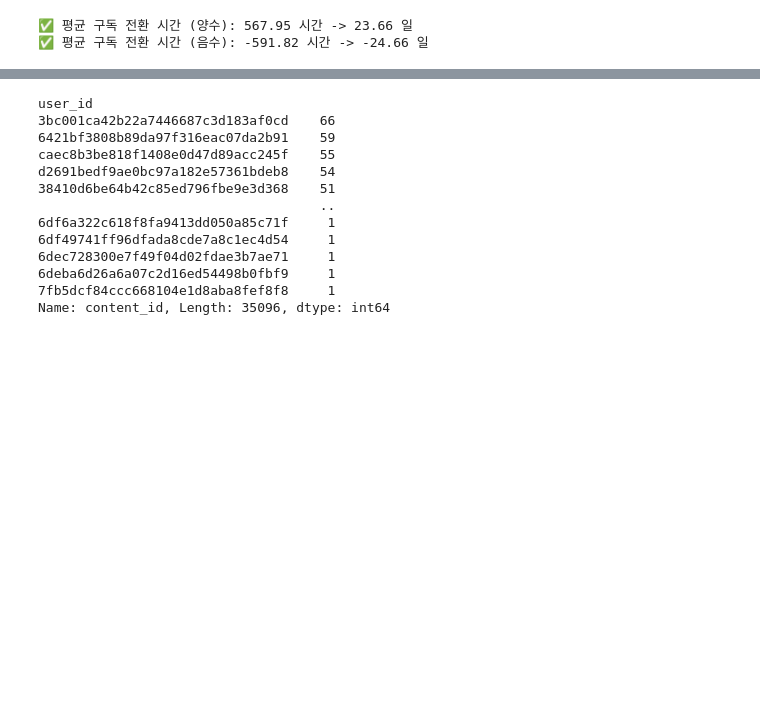
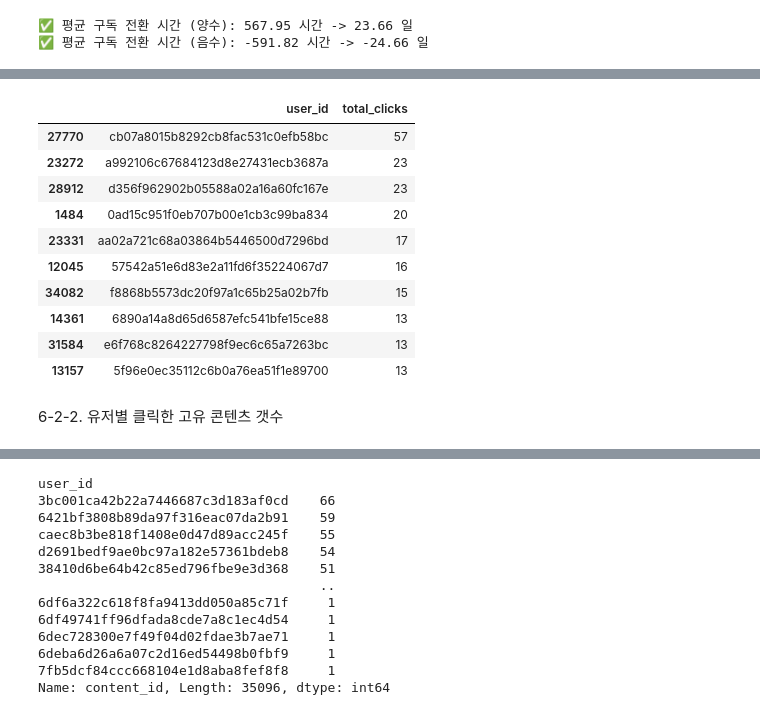
Before and after one commit to saeraniren/intermediate_project, a Jupyter notebook: haein_eda_Q3.ipynb, the cells around one changed output, grey strips where cells are left out. Cells and saved outputs as stored; diff of their text form; code cells hidden in the pictures; blank space fills up the shorter version.

```diff
--- a/haein_eda_Q3.ipynb
+++ b/haein_eda_Q3.ipynb
@@ -1489,0 +861,12 @@ display(difficulty_counts)
+# %%
+# NaN인 user_id 제거
+merged_df = merged_df.dropna(subset=['user_id'])
+
+# 콘텐츠별 리뷰 클릭 횟수 계산 (content_id 기준)
+click_count = merged_df.groupby('content_id')['click_review_time'].count().reset_index(name='click_count')
+
+# merged_df에 click_count 병합 (콘텐츠별 리뷰 클릭 수 추가)
+merged_df = merged_df.merge(click_count, on='content_id', how='left')
+
+# 병합 결과 확인
+print(merged_df[['content_id', 'click_review_time', 'click_count']].head())
@@ -1489,0 +917,22 @@ display(difficulty_counts)
+# %%
+# 유저별 총 리뷰 클릭 횟수 (중복 포함)
+user_total_clicks = merged_df.groupby('user_id')['click_review_time'].count().reset_index(name='total_clicks')
+
+# 유저별 총 리뷰 클릭 횟수를 내림차순 정렬
+user_total_clicks_sorted = user_total_clicks.sort_values(by='total_clicks', ascending=False)
+
+display(user_total_clicks_sorted.head(10))
+# %% [output]
+|  | user_id | total_clicks |
+| 27770 | cb07a8015b8292cb8fac531c0efb58bc | 57 |
+| 23272 | a992106c67684123d8e27431ecb3687a | 23 |
+| 28912 | d356f962902b05588a02a16a60fc167e | 23 |
+| 1484 | 0ad15c951f0eb707b00e1cb3c99ba834 | 20 |
+| 23331 | aa02a721c68a03864b5446500d7296bd | 17 |
+| 12045 | 57542a51e6d83e2a11fd6f35224067d7 | 16 |
+| 34082 | f8868b5573dc20f97a1c65b25a02b7fb | 15 |
+| 14361 | 6890a14a8d65d6587efc541bfe15ce88 | 13 |
+| 31584 | e6f768c8264227798f9ec6c65a7263bc | 13 |
+| 13157 | 5f96e0ec35112c6b0a76ea51f1e89700 | 13 |
+# %% [markdown]
+6-2-2. 유저별 클릭한 고유 콘텐츠 갯수
```
Also changed, not shown: parts of 78 cells of this notebook.
